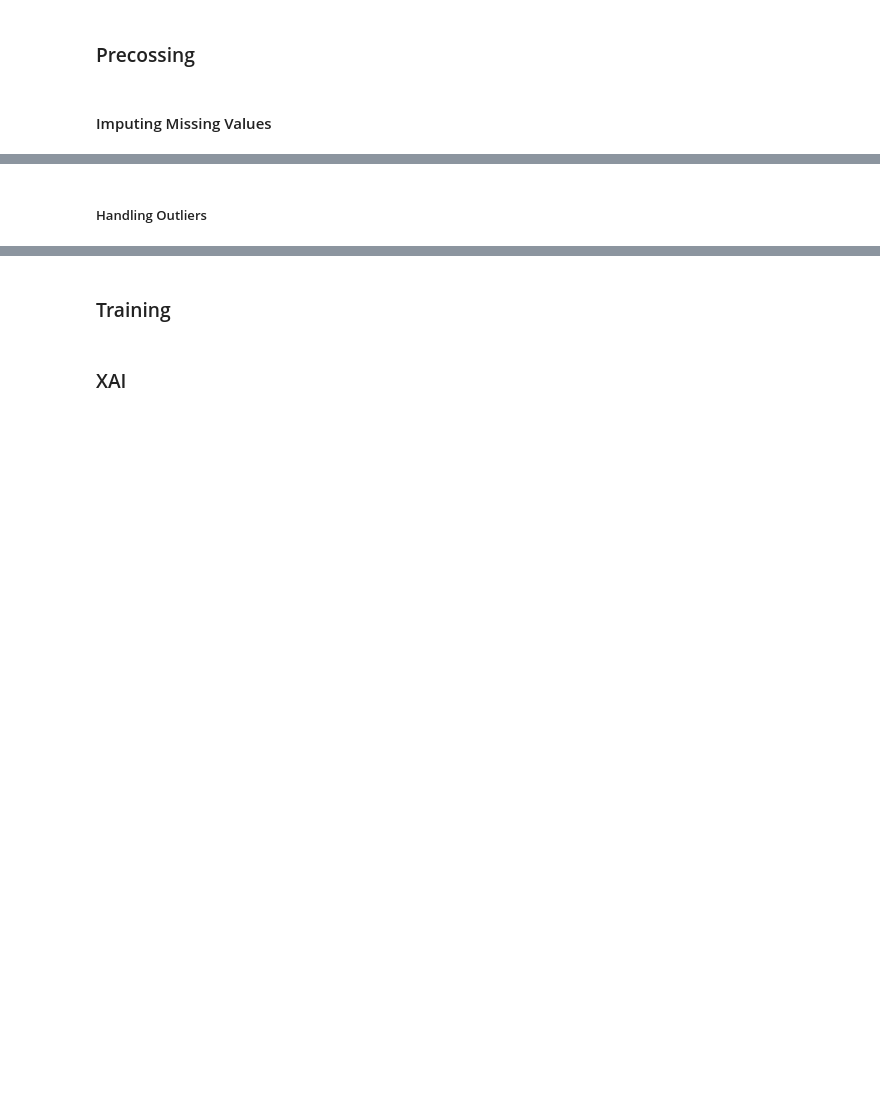
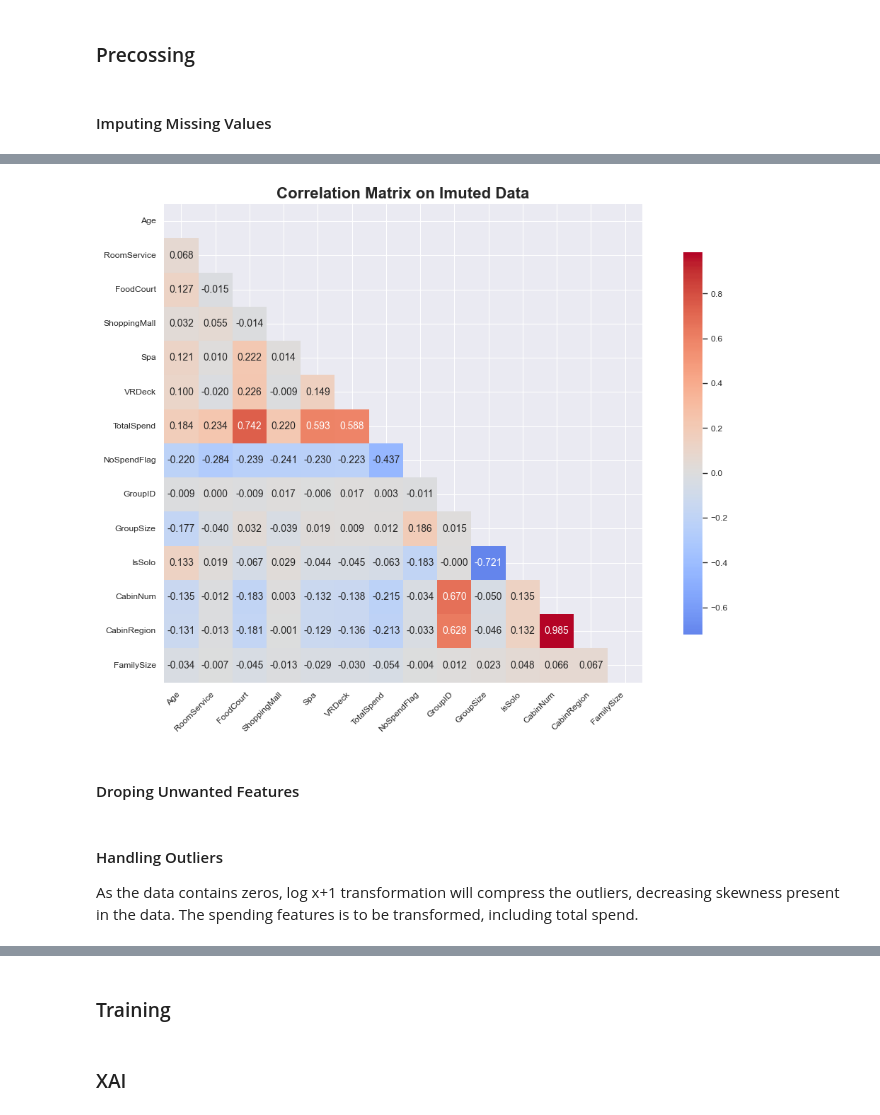
Before and after one commit to RMDS-GroupProject/spaceship_titanic, a Jupyter notebook: main_notebook.ipynb, the cells around one changed output, grey strips where cells are left out. Drawn from its saved outputs; the diff is of its cells as text; code cells hidden in the pictures; blank space fills up the shorter version.

Commit message:
data imputed

```diff
--- a/main_notebook.ipynb
+++ b/main_notebook.ipynb
@@ -1388,0 +1989,6 @@ VRDeck                  51               1.19
+# %%
+# imputer instance
+imputer = SpaceShipTitanicImputer()
+# %%
+# imputing data for train_features
+train_impute_data = imputer.impute_all_features(train_features)
@@ -1388,0 +2004,3 @@ VRDeck                  51               1.19
+# %%
+# imputing data for test_data
+test_impute_data = imputer.impute_all_features(test_data)
@@ -1388,0 +2016,11 @@ VRDeck                  51               1.19
+# %%
+# Combine surnames from both sets and count family size
+all_surnames = pd.concat(
+    [train_impute_data['Surname'], test_impute_data['Surname']])
+surname_counts = all_surnames.value_counts()
+
+# Map surname frequency back to data
+train_impute_data['FamilySize'] = train_impute_data['Surname'].map(
+    surname_counts)
+test_impute_data['FamilySize'] = test_impute_data['Surname'].map(
+    surname_counts)
@@ -1388,0 +2085,5 @@ VRDeck                  51               1.19
+# %%
+correlation_matrix_imputed = correlation_matrix_visualise(train_impute_data,  train_impute_data.select_dtypes(
+    include=[np.number]).columns.tolist(), title="Correlation Matrix on Imuted Data")
+# %% [output]
+[figure, added]
@@ -1388,0 +2092,2 @@ VRDeck                  51               1.19
+# %% [markdown]
+#### Droping Unwanted Features
@@ -1389,2 +2100,3 @@ VRDeck                  51               1.19
 # %% [markdown]
-##### Handling Outliers
+#### Handling Outliers
+As the data contains zeros, log x+1 transformation will compress the outliers, decreasing skewness present in the data. The spending features is to be transformed, including total spend.
```
Also changed, not shown: parts of 28 cells of this notebook, 2 other files.
